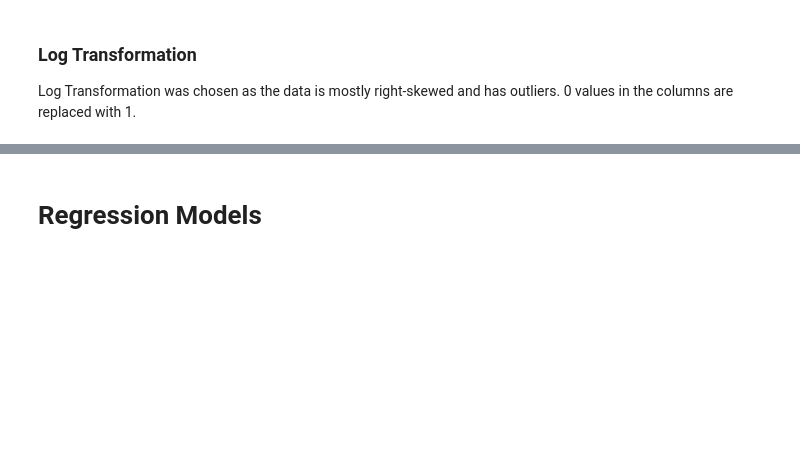
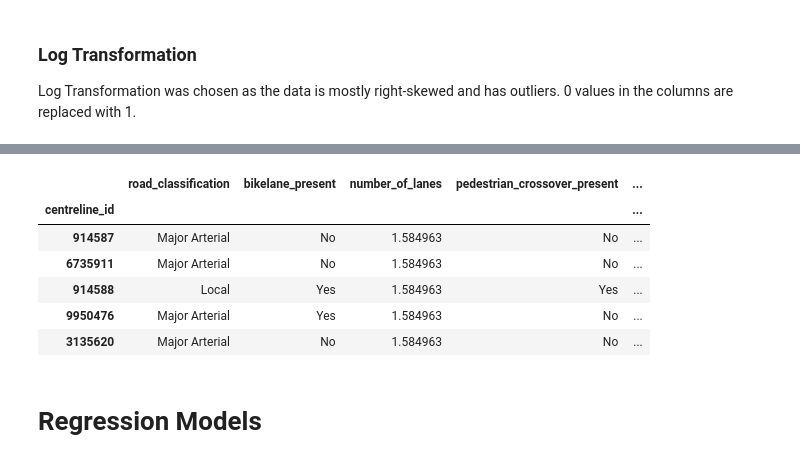
Before and after one commit to rakeenahmed/toronto-ksi, a Jupyter notebook: Modeling/Final_Modeling.ipynb, the cells around one changed output, grey strips where cells are left out. Saved outputs shown, nothing was run; the diff lists cells and outputs as text; code cells hidden in the pictures; blank space fills up the shorter version.

```diff
--- a/Modeling/Final_Modeling.ipynb
+++ b/Modeling/Final_Modeling.ipynb
@@ -317,3 +382,13 @@ final_df[['cyclists_count','pedestrians_count','trucks_count','vehicle_count','s
+# %%
+final_df.head()
+# %% [output]
+|  | road_classification | bikelane_present | number_of_lanes | pedestrian_crossover_present | ... |
+| centreline_id |  |  |  |  | ... |
+| 914587 | Major Arterial | No | 1.584963 | No | ... |
+| 6735911 | Major Arterial | No | 1.584963 | No | ... |
+| 914588 | Local | Yes | 1.584963 | Yes | ... |
+| 9950476 | Major Arterial | Yes | 1.584963 | No | ... |
+| 3135620 | Major Arterial | No | 1.584963 | No | ... |
 # %% [markdown]
 # Regression Models
 # %%
```
Also changed, not shown: parts of 19 cells of this notebook, 7 other files.
